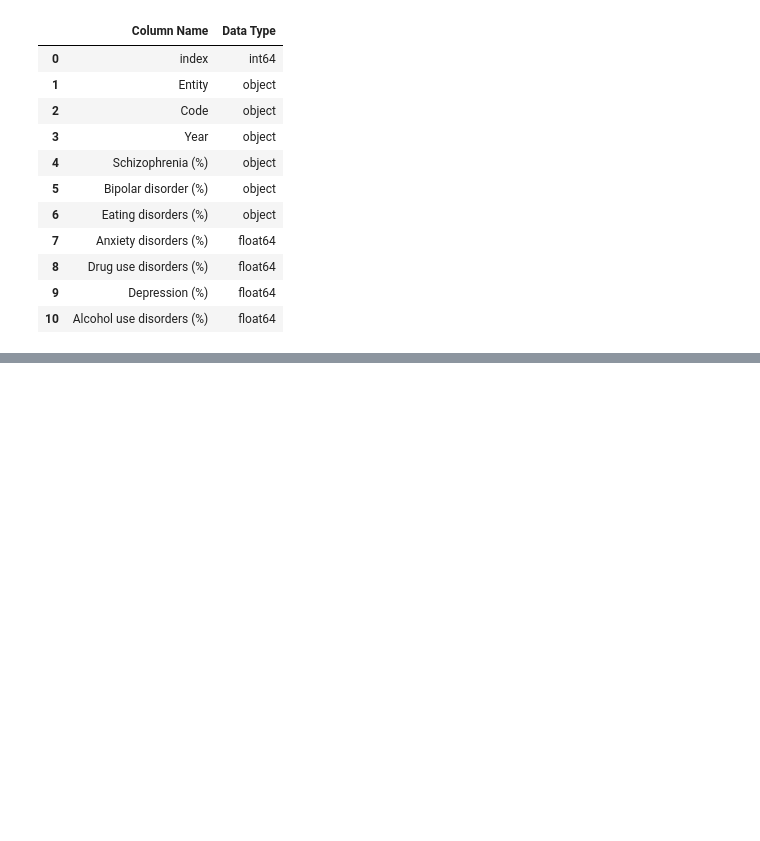
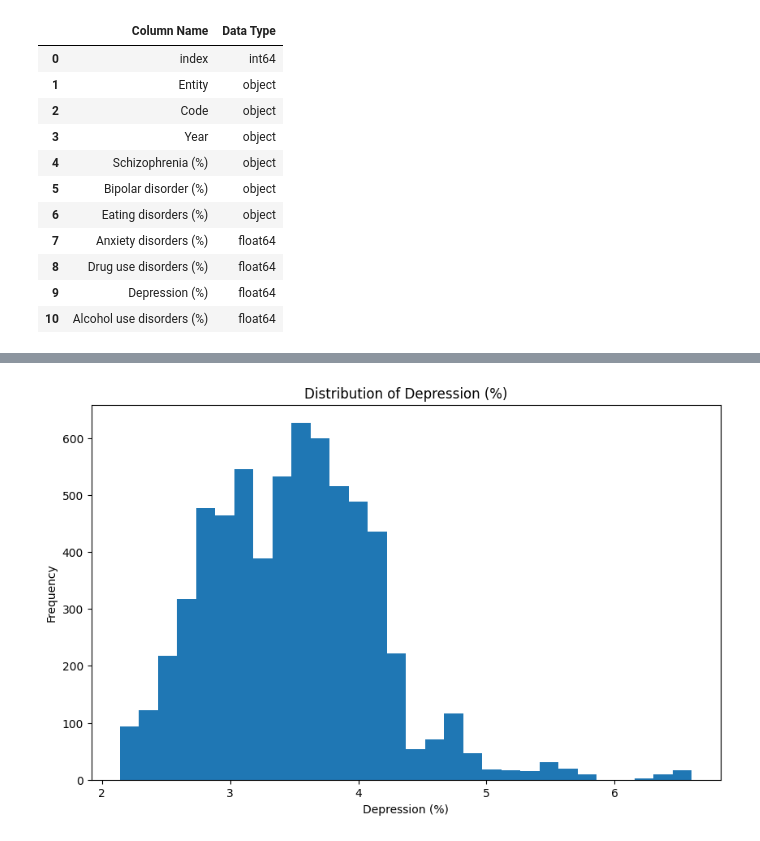
Before and after one commit to defooxx/eda-sales-assignment, a Jupyter notebook: notebooks/mental_health_disorder_eda.ipynb, the cells around one changed output, grey strips where cells are left out. Cells and saved outputs as stored; diff of their text form; code cells hidden in the pictures; blank space fills up the shorter version.

```diff
--- a/notebooks/mental_health_disorder_eda.ipynb
+++ b/notebooks/mental_health_disorder_eda.ipynb
@@ -81,0 +181,15 @@ print("\nSummary statistics:")
+# %%
+# Create a cleaned copy of the dataset
+df2_cleaned = df2.copy()
+
+# Remove rows where Year is missing because year is needed for time-based analysis
+df2_cleaned = df2_cleaned.dropna(subset=["Year"])
+
+# Replace missing Code values with "Unknown" because Code is categorical and not always available
+df2_cleaned["Code"] = df2_cleaned["Code"].fillna("Unknown")
+
+# For the main analysis, keep rows where Depression (%) is available
+df2_cleaned = df2_cleaned.dropna(subset=["Depression (%)"])
+
+print("Original dataset shape:", df2.shape)
+print("Cleaned dataset shape:", df2_cleaned.shape)
@@ -81,0 +206,11 @@ print("\nSummary statistics:")
+# %%
+# Check duplicate rows in the cleaned dataset
+duplicate_count2 = df2_cleaned.duplicated().sum()
+
+print("Number of duplicate rows found:", duplicate_count2)
+
+# Remove duplicate rows
+df2_cleaned = df2_cleaned.drop_duplicates()
+
+print("Number of duplicate rows removed:", duplicate_count2)
+print("New dataset shape after duplicate removal:", df2_cleaned.shape)
@@ -81,0 +287,11 @@ print("\nSummary statistics:")
+# %%
+# Histogram for Depression (%)
+plt.figure(figsize=(10, 6))
+plt.hist(df2_cleaned["Depression (%)"], bins=30)
+
+plt.title("Distribution of Depression (%)")
+plt.xlabel("Depression (%)")
+plt.ylabel("Frequency")
+plt.show()
+# %% [output]
+[figure, added]
```
Also changed, not shown: parts of 29 cells of this notebook, 1 other file.
